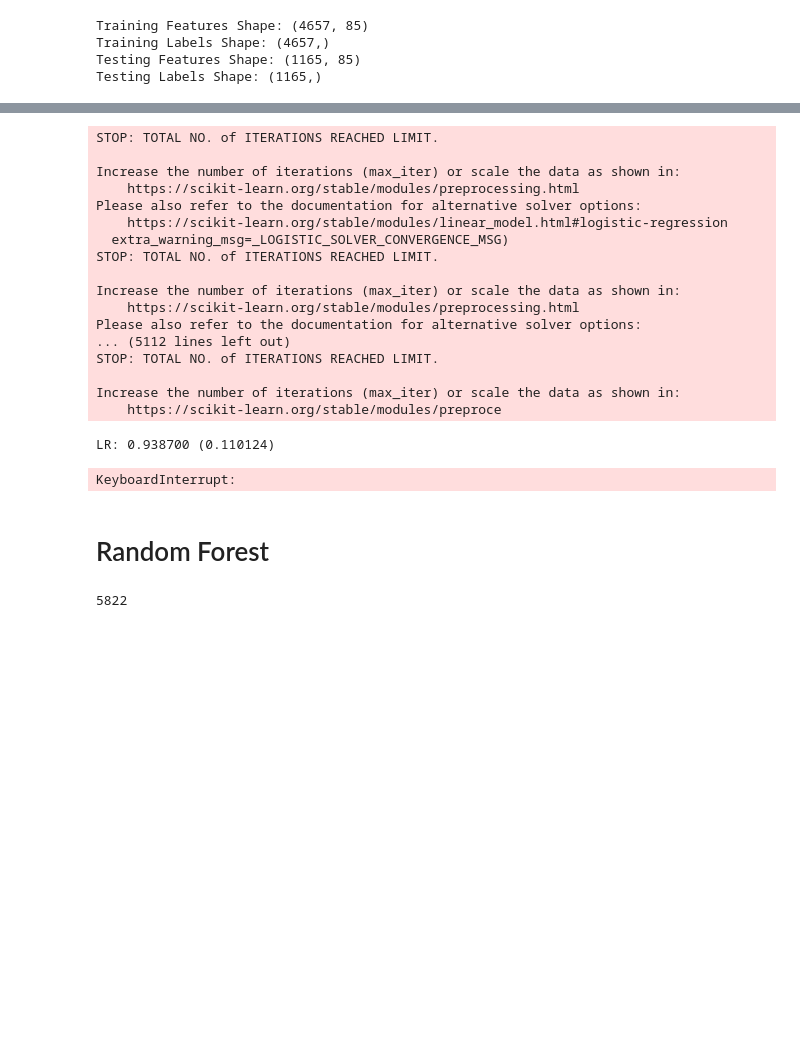
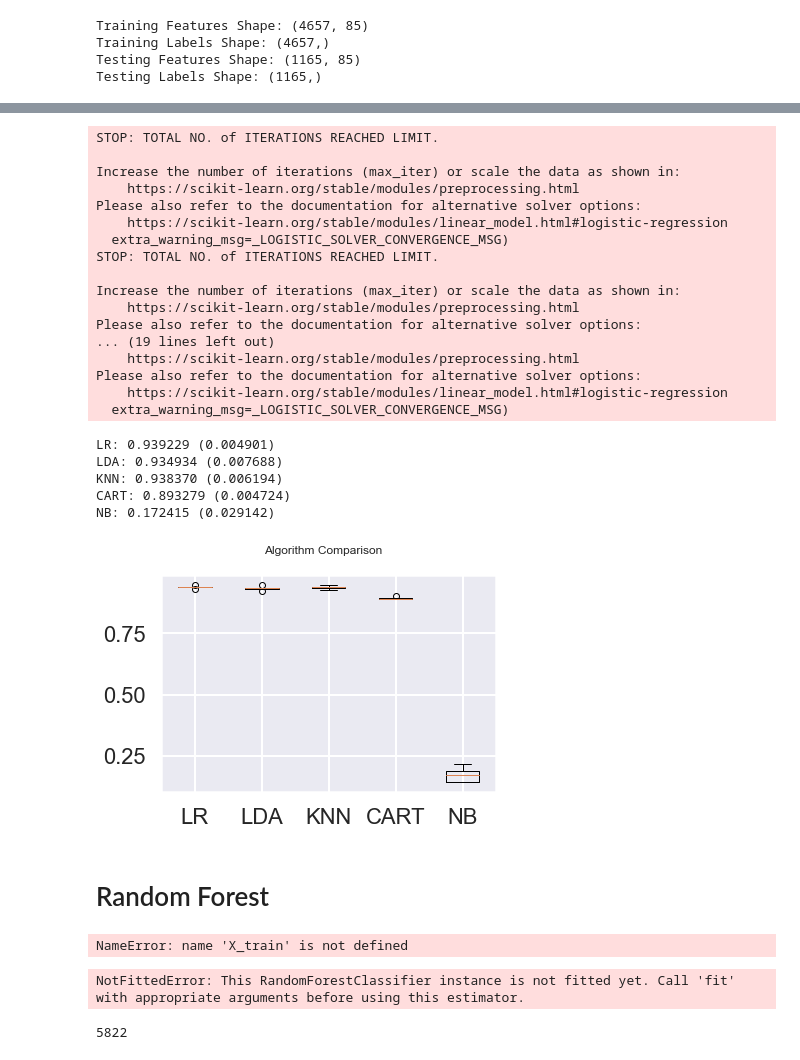
Before and after one commit to ebitdad7/insurance_project, a Jupyter notebook: updated_training_data_workbook.ipynb, the cells around one changed output, grey strips where cells are left out. Cells and saved outputs as stored; diff of their text form; code cells hidden in the pictures; blank space fills up the shorter version.

```diff
--- a/updated_training_data_workbook.ipynb
+++ b/updated_training_data_workbook.ipynb
@@ -33,13 +33,3 @@ Index(['MOSTYPE', 'MAANTHUI', 'MGEMOMV', 'MGEMLEEF', 'MOSHOOFD', 'MGODRK',
        'ALEVEN', 'APERSONG', 'AGEZONG', 'AWAOREG', 'ABRAND', 'AZEILPL',
        'APLEZIER', 'AFIETS', 'AINBOED', 'ABYSTAND', 'CARAVAN'],
       dtype='object')
-# %%
-from sklearn.preprocessing import LabelEncoder
-#Set up the LabelEncoder object
-enc = LabelEncoder()
-
-# Apply the encoding to the "Accessible" column
-df['MOSTYPE_enc'] = enc.fit_transform(df['MOSTYPE'])
-
-# Compare the two columns
-df['MOSTYPE_enc']
@@ -150,6 +142,5 @@ features = ['MOSTYPE', 'MAANTHUI', 'MGEMOMV', 'MGEMLEEF', 'MOSHOOFD', 'MGODRK',
 # Separating out the features
 x = df.loc[:, features].values
 # Separating out the target
-y = df.loc[:,['CARAVAN']].values
+y = df.loc[:,['CARAVAN']].values.ravel()
 # Standardizing the features
-x = StandardScaler().fit_transform(x)
@@ -261,7 +251,7 @@ Y = np.array(y).ravel()
 # %%
 from sklearn.model_selection import train_test_split
 
-X_train, X_test, y_train, y_test = train_test_split(x, y.ravel(), test_size=0.2, random_state=0)
+X_train, X_test, y_train, y_test = train_test_split(x, y, test_size=0.2, random_state=0)
 # %%
 y_train.shape
 # %% [output]
@@ -276,3 +266,23 @@ Training Features Shape: (4657, 85)
 Training Labels Shape: (4657,)
 Testing Features Shape: (1165, 85)
 Testing Labels Shape: (1165,)
+# %%
+from sklearn.metrics import accuracy_score, log_loss
+from sklearn.neighbors import KNeighborsClassifier
+from sklearn.svm import SVC, LinearSVC, NuSVC
+from sklearn.tree import DecisionTreeClassifier
+from sklearn.ensemble import RandomForestClassifier, AdaBoostClassifier, GradientBoostingClassifier
+from sklearn.discriminant_analysis import LinearDiscriminantAnalysis
+from sklearn.discriminant_analysis import QuadraticDiscriminantAnalysis
+classifiers = [
+    KNeighborsClassifier(3),
+    SVC(kernel="rbf", C=0.025, probability=True),
+    DecisionTreeClassifier(),
+    RandomForestClassifier(),
+    AdaBoostClassifier(),
+    GradientBoostingClassifier()
+    ]
+for classifier in classifiers:
+    model = classifier.fit(X_train, y_train)
+    print(classifier)
+    print("model score: %.3f" % model.score(X_test, y_test))
@@ -293,47 +321,66 @@ models.append(('LDA', LinearDiscriminantAnalysis()))
 models.append(('KNN', KNeighborsClassifier()))
 models.append(('CART', DecisionTreeClassifier()))
 models.append(('NB', GaussianNB()))
-models.append(('SVM', SVC()))
 # evaluate each model in turn
 results = []
 names = []
 scoring = 'accuracy'
 for name, model in models:
-	kfold = model_selection.KFold(n_splits=1000)
+	kfold = model_selection.KFold(n_splits=5)
 	cv_results = model_selection.cross_val_score(model, X_train, y_train, cv=kfold, scoring=scoring)
 	results.append(cv_results)
 	names.append(name)
 	msg = "%s: %f (%f)" % (name, cv_results.mean(), cv_results.std())
 	print(msg)
 # boxplot algorithm comparison
 fig = plt.figure()
 fig.suptitle('Algorithm Comparison')
 ax = fig.add_subplot(111)
 plt.boxplot(results)
 ax.set_xticklabels(names)
 plt.show()
 # %% [output]
 STOP: TOTAL NO. of ITERATIONS REACHED LIMIT.
 
 Increase the number of iterations (max_iter) or scale the data as shown in:
     https://scikit-learn.org/stable/modules/preprocessing.html
 Please also refer to the documentation for alternative solver options:
     https://scikit-learn.org/stable/modules/linear_model.html#logistic-regression
   extra_warning_msg=_LOGISTIC_SOLVER_CONVERGENCE_MSG)
 STOP: TOTAL NO. of ITERATIONS REACHED LIMIT.
 
 Increase the number of iterations (max_iter) or scale the data as shown in:
     https://scikit-learn.org/stable/modules/preprocessing.html
 Please also refer to the documentation for alternative solver options:
-... (5112 lines left out)
-STOP: TOTAL NO. of ITERATIONS REACHED LIMIT.
-
-Increase the number of iterations (max_iter) or scale the data as shown in:
-    https://scikit-learn.org/stable/modules/preproce
+... (19 lines left out)
+    https://scikit-learn.org/stable/modules/preprocessing.html
+Please also refer to the documentation for alternative solver options:
+    https://scikit-learn.org/stable/modules/linear_model.html#logistic-regression
+  extra_warning_msg=_LOGISTIC_SOLVER_CONVERGENCE_MSG)
-LR: 0.938700 (0.110124)
+LR: 0.939229 (0.004901)
+LDA: 0.934934 (0.007688)
+KNN: 0.938370 (0.006194)
+CART: 0.893279 (0.004724)
+NB: 0.172415 (0.029142)
-KeyboardInterrupt:
+[figure, added]
 # %% [markdown]
 # Random Forest
+# %%
+from sklearn.ensemble import RandomForestClassifier
+
+rfC = RandomForestClassifier()
+
+
+model_rfC = rfC.fit(X_train, y_train)
+C_score = rfC.score(X_test, y_test)
+# %% [output]
+NameError: name 'X_train' is not defined
+# %%
+feature_importances = pd.DataFrame(rfC.feature_importances_,
+                                   index = features.columns,
+                                    columns=['importance']).sort_values('importance',                                                                 ascending=False)
+# %% [output]
+NotFittedError: This RandomForestClassifier instance is not fitted yet. Call 'fit' with appropriate arguments before using this estimator.
 # %%
 from sklearn.ensemble import RandomForestRegressor
 
```
Also changed, not shown: parts of 24 cells of this notebook, 1 other file.
